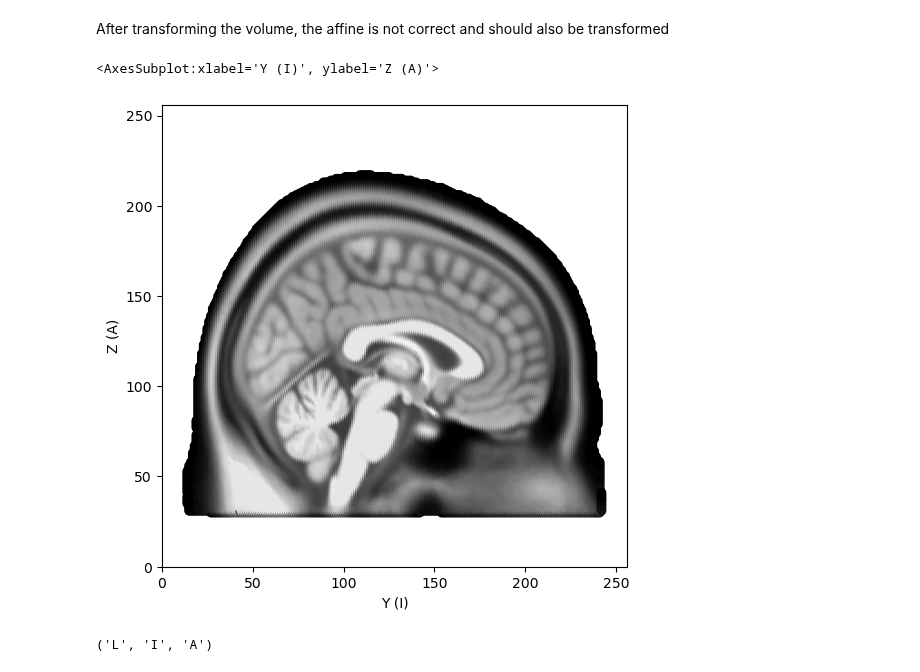
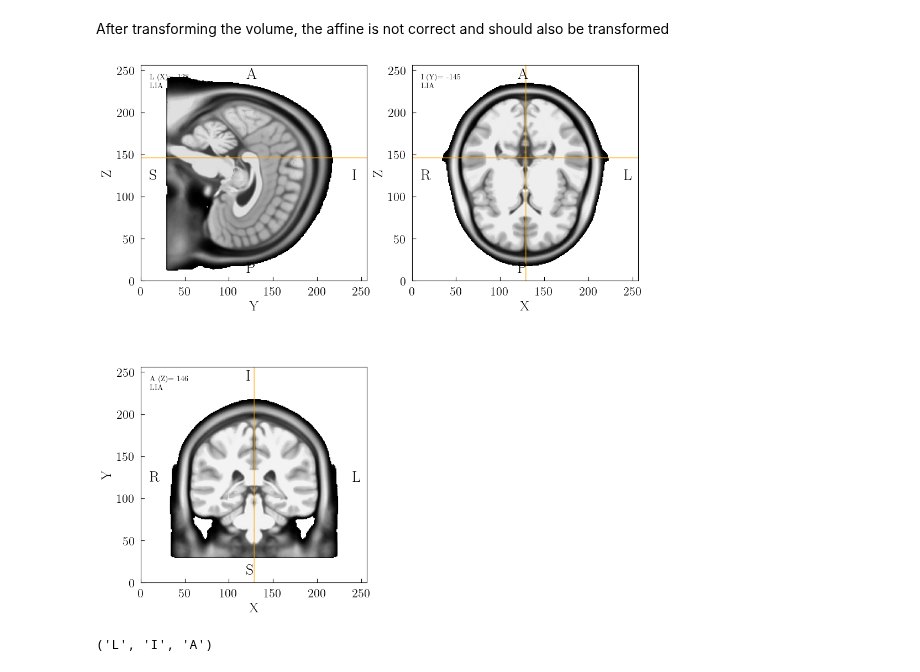
Before and after one commit to kdotdot/cerebra_atlas_python, a Jupyter notebook: 0.0-initial-transforms.ipynb, the cells around one changed output. Cells and saved outputs as stored; diff of their text form; code cells hidden in the pictures.

```diff
--- a/0.0-initial-transforms.ipynb
+++ b/0.0-initial-transforms.ipynb
@@ -104,13 +143,12 @@ from cerebra_atlas_python.utils import move_volume_from_LIA_to_RAS
 # %%
-t1_data = move_volume_from_LIA_to_RAS(t1_data, t1_img.affine)
+t1_data, _ = move_volume_from_LIA_to_RAS(t1_data, t1_img.affine)
 # %% [markdown]
 After transforming the volume, the affine is not correct and should also be transformed
 # %%
 # The affine matrix should also be modified to be in RAS
-plot_brain_slice_2D(t1_data, t1_img.affine, cmap_name="gray")
+orthoview(t1_data, t1_img.affine, cmap_name="gray", plot_affine=True)
 # %% [output]
-<AxesSubplot:xlabel='Y (I)', ylabel='Z (A)'>
-[figure, old version]
+[figure, new version]
 # %%
 print(nib.orientations.aff2axcodes(t1_img.affine))
 t1_img.affine
```
Also changed, not shown: parts of 6 cells of this notebook, 4 other files.
